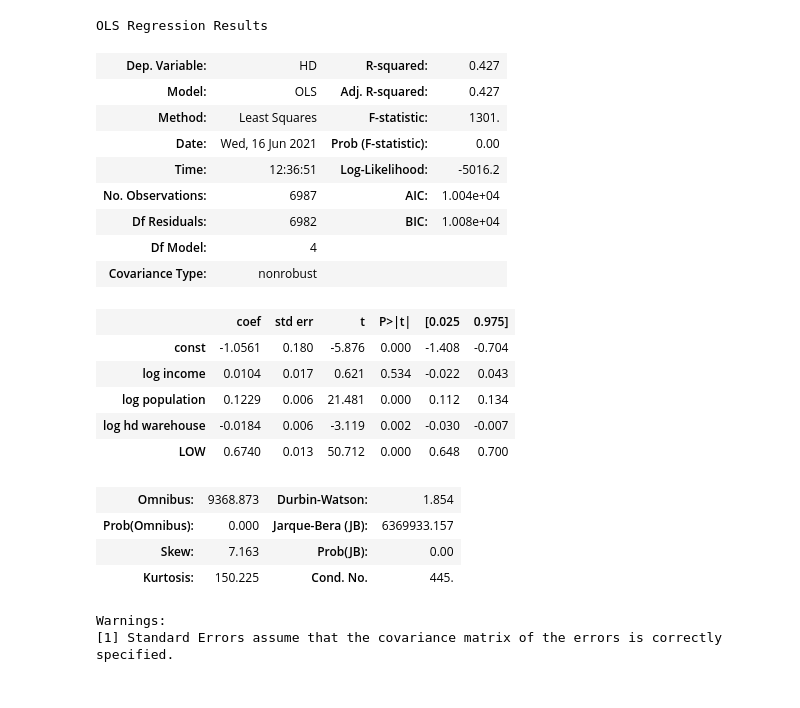
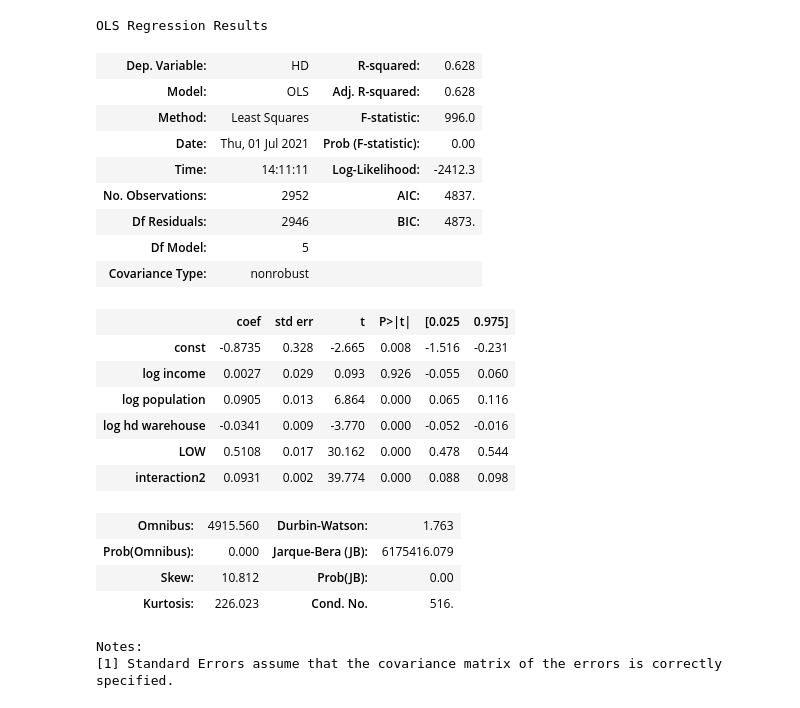
Before and after one commit to ericschulman/entry_games, a Jupyter notebook: estimation/separate_estimate_v2.ipynb, the cells around one changed output. Saved outputs shown, nothing was run; the diff lists cells and outputs as text; code cells hidden in the pictures.

```diff
--- a/estimation/separate_estimate_v2.ipynb
+++ b/estimation/separate_estimate_v2.ipynb
@@ -16,10 +16,15 @@ entry2_data['log hd warehouse'] = np.log(1 + entry2_data['hd warehouse distance'
 entry2_data['log low warehouse'] = np.log(1 + entry2_data['low warehouse distance'])
 entry2_data = entry2_data[(entry2_data['population']>=2000) & (entry2_data['income_per_capita']>=15000)]
 entry2_data = entry2_data[(entry2_data['lon'] <= -30) & (entry2_data['lat'] >= 25) ]
+# %%
+entry2_data = entry2_data[entry2_data['population']>10000]
+entry2_data['interaction1'] = entry2_data['LOW entry'] * entry2_data['log income']
+entry2_data['interaction2'] = entry2_data['HD entry'] * entry2_data['log income']
 # %%
 # Model fit for HD stores
-x = entry2_data[['log income','log population','log hd warehouse','LOW entry']].copy()
+x = entry2_data[['log income','log population','log hd warehouse','LOW entry', 'interaction2']].copy()
 y = entry2_data['HD entry']
 model1 = sm.OLS(y,sm.add_constant(x)).fit()
-print(model1.summary().as_latex())
+print(model1.summary())
+#print(model1.summary().as_latex())
 # %% [output]
@@ -64,31 +54,32 @@ Optimization terminated successfully.
 # %%
 # Model fit for HD stores
-x = entry2_data[['log income','log population','log hd warehouse','LOW']].copy()
+x = entry2_data[['log income','log population','log hd warehouse','LOW', 'interaction2']].copy()
 y = entry2_data['HD']
 model1 = sm.OLS(y,sm.add_constant(x)).fit()
 model1.summary()
 # %% [output]
 OLS Regression Results
-| Dep. Variable: | HD | R-squared: | 0.427 |
-| Model: | OLS | Adj. R-squared: | 0.427 |
-| Method: | Least Squares | F-statistic: | 1301. |
-| Date: | Wed, 16 Jun 2021 | Prob (F-statistic): | 0.00 |
-| Time: | 12:36:51 | Log-Likelihood: | -5016.2 |
-| No. Observations: | 6987 | AIC: | 1.004e+04 |
-| Df Residuals: | 6982 | BIC: | 1.008e+04 |
-| Df Model: | 4 |  |  |
+| Dep. Variable: | HD | R-squared: | 0.628 |
+| Model: | OLS | Adj. R-squared: | 0.628 |
+| Method: | Least Squares | F-statistic: | 996.0 |
+| Date: | Thu, 01 Jul 2021 | Prob (F-statistic): | 0.00 |
+| Time: | 14:11:11 | Log-Likelihood: | -2412.3 |
+| No. Observations: | 2952 | AIC: | 4837. |
+| Df Residuals: | 2946 | BIC: | 4873. |
+| Df Model: | 5 |  |  |
 | Covariance Type: | nonrobust |  |  |
 |  | coef | std err | t | P>|t| | [0.025 | 0.975] |
-| const | -1.0561 | 0.180 | -5.876 | 0.000 | -1.408 | -0.704 |
-| log income | 0.0104 | 0.017 | 0.621 | 0.534 | -0.022 | 0.043 |
-| log population | 0.1229 | 0.006 | 21.481 | 0.000 | 0.112 | 0.134 |
-| log hd warehouse | -0.0184 | 0.006 | -3.119 | 0.002 | -0.030 | -0.007 |
-| LOW | 0.6740 | 0.013 | 50.712 | 0.000 | 0.648 | 0.700 |
+| const | -0.8735 | 0.328 | -2.665 | 0.008 | -1.516 | -0.231 |
+| log income | 0.0027 | 0.029 | 0.093 | 0.926 | -0.055 | 0.060 |
+| log population | 0.0905 | 0.013 | 6.864 | 0.000 | 0.065 | 0.116 |
+| log hd warehouse | -0.0341 | 0.009 | -3.770 | 0.000 | -0.052 | -0.016 |
+| LOW | 0.5108 | 0.017 | 30.162 | 0.000 | 0.478 | 0.544 |
+| interaction2 | 0.0931 | 0.002 | 39.774 | 0.000 | 0.088 | 0.098 |
-| Omnibus: | 9368.873 | Durbin-Watson: | 1.854 |
-| Prob(Omnibus): | 0.000 | Jarque-Bera (JB): | 6369933.157 |
-| Skew: | 7.163 | Prob(JB): | 0.00 |
-| Kurtosis: | 150.225 | Cond. No. | 445. |
+| Omnibus: | 4915.560 | Durbin-Watson: | 1.763 |
+| Prob(Omnibus): | 0.000 | Jarque-Bera (JB): | 6175416.079 |
+| Skew: | 10.812 | Prob(JB): | 0.00 |
+| Kurtosis: | 226.023 | Cond. No. | 516. |
-Warnings:
+Notes:
 [1] Standard Errors assume that the covariance matrix of the errors is correctly specified.
 # %%
 # Model fit for LO stores
```
Also changed, not shown: parts of 7 cells of this notebook, 2 other files.
